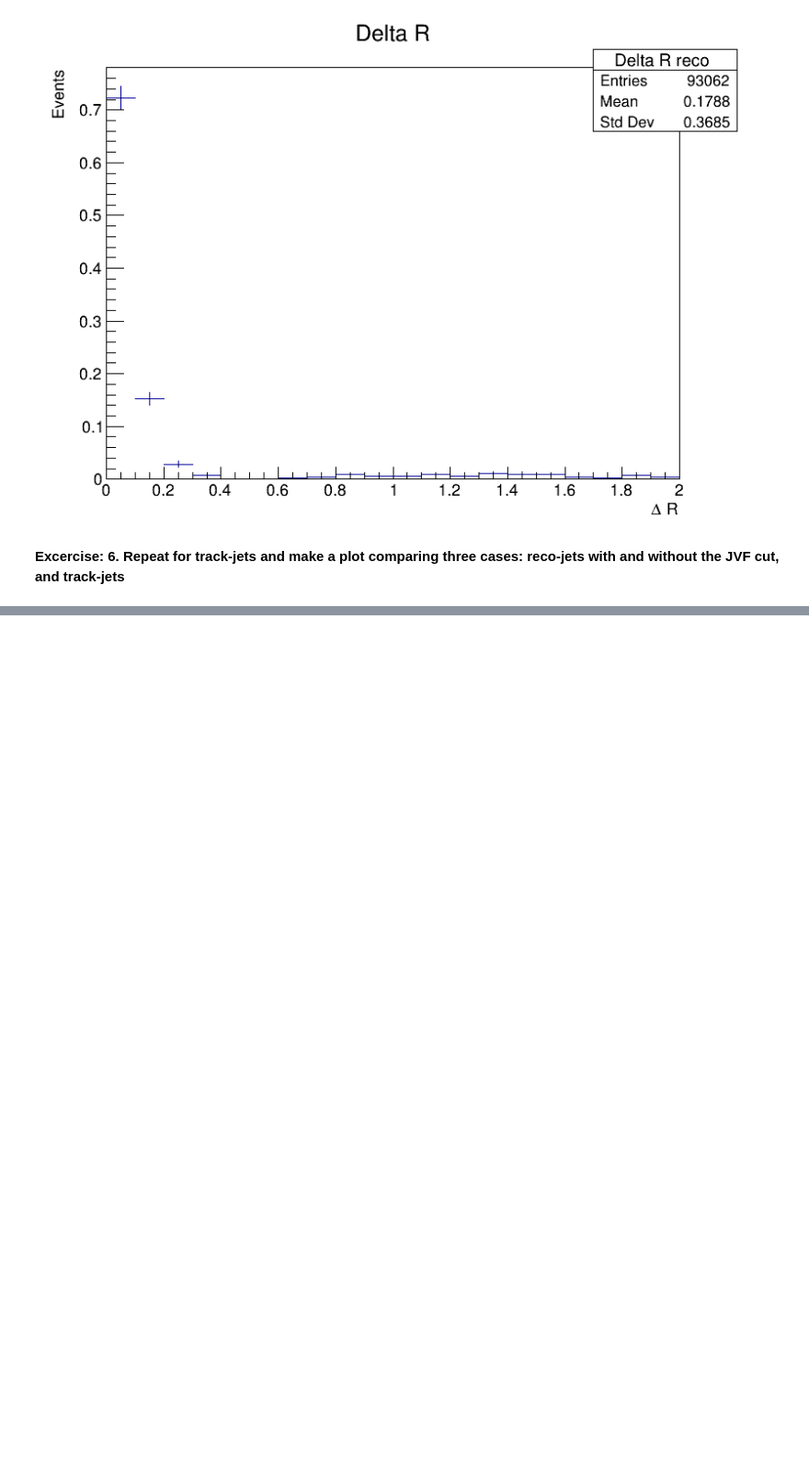
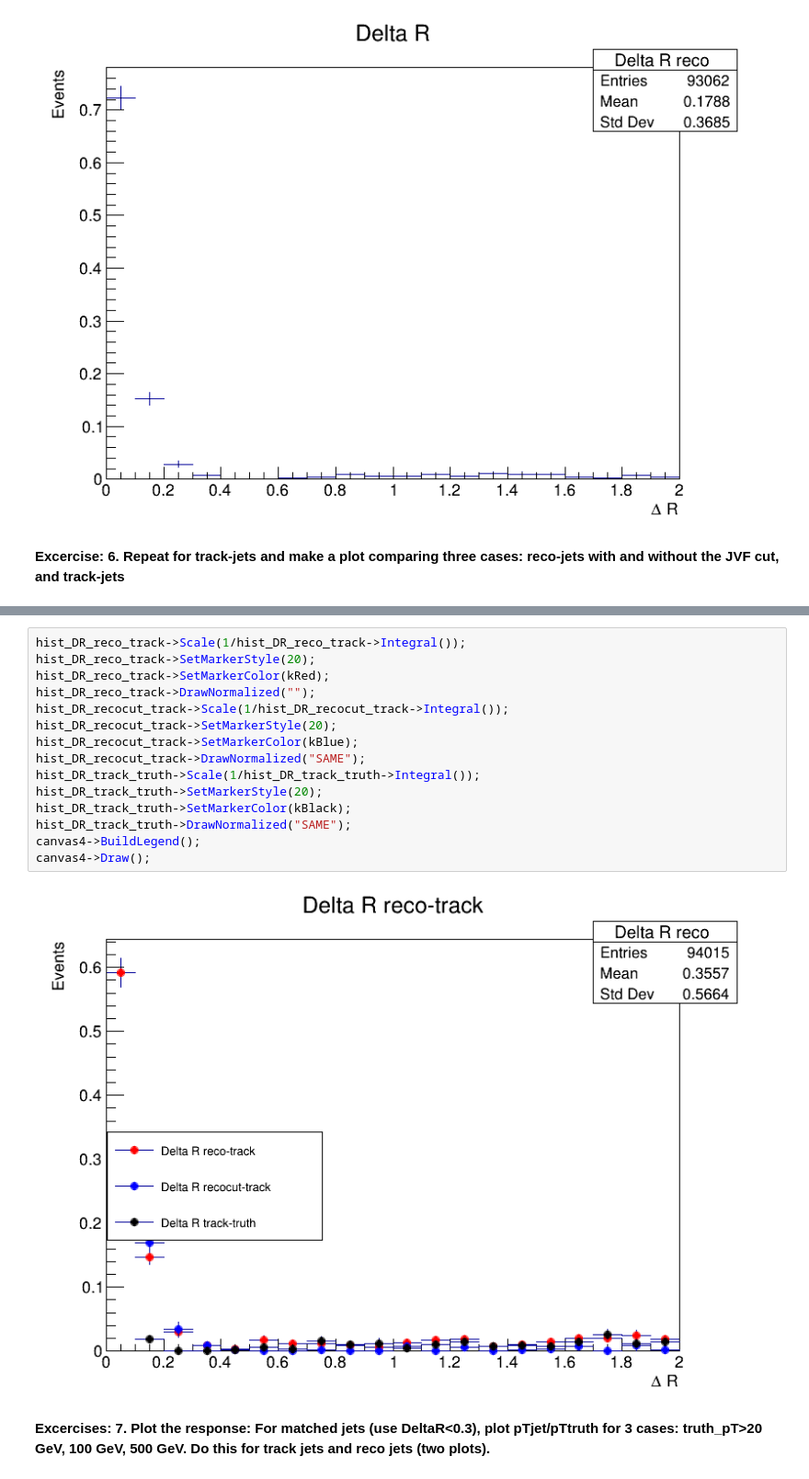
Before and after one commit to jummorenope/Temas-avanzados-en-f-sica-de-particulas, a Jupyter notebook: Jets/Jets_cpp.ipynb, the cells around one changed output, grey strips where cells are left out. Shown at 92% size. Saved outputs shown, nothing was run; the diff lists cells and outputs as text; blank space fills up the shorter version.

```diff
--- a/Jets/Jets_cpp.ipynb
+++ b/Jets/Jets_cpp.ipynb
@@ -410,0 +528,21 @@ canvas2->Draw();
+# %%
+hist_DR_reco_track->Scale(1/hist_DR_reco_track->Integral());
+hist_DR_reco_track->SetMarkerStyle(20);
+hist_DR_reco_track->SetMarkerColor(kRed);
+hist_DR_reco_track->DrawNormalized("");
+hist_DR_recocut_track->Scale(1/hist_DR_recocut_track->Integral());
+hist_DR_recocut_track->SetMarkerStyle(20);
+hist_DR_recocut_track->SetMarkerColor(kBlue);
+hist_DR_recocut_track->DrawNormalized("SAME");
+hist_DR_track_truth->Scale(1/hist_DR_track_truth->Integral());
+hist_DR_track_truth->SetMarkerStyle(20);
+hist_DR_track_truth->SetMarkerColor(kBlack);
+hist_DR_track_truth->DrawNormalized("SAME");
+canvas4->BuildLegend();
+canvas4->Draw();
+# %% [output]
+[figure, added]
+# %% [markdown]
+<b>Excercises:
+7. Plot the response: For matched jets (use DeltaR<0.3), plot pTjet/pTtruth for 3 cases: truth_pT>20 GeV, 100 GeV, 500 GeV. Do this for track jets and reco jets (two plots).
+</b>
```
Also changed, not shown: parts of 23 cells of this notebook, 2 other files.
